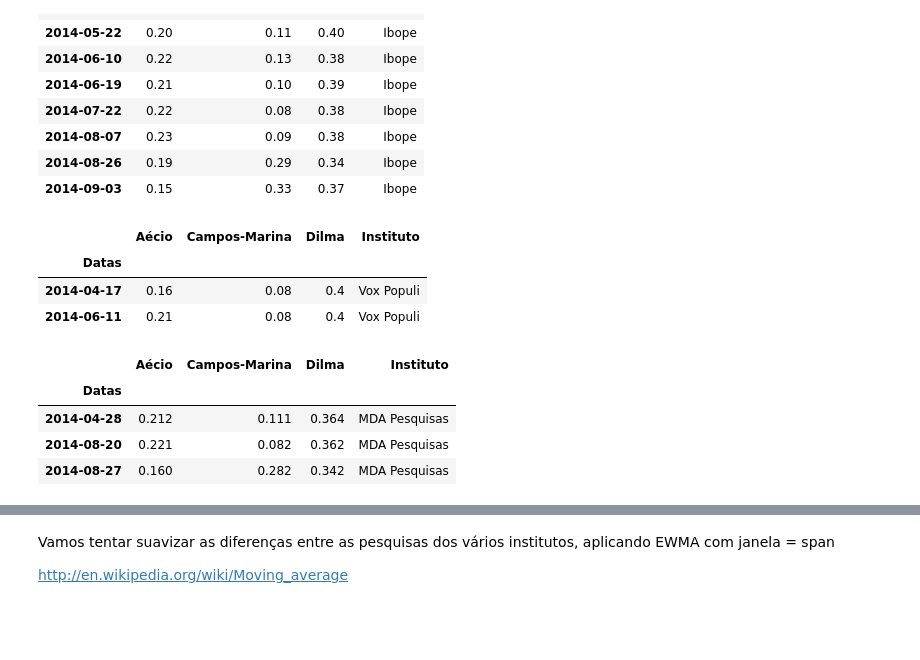
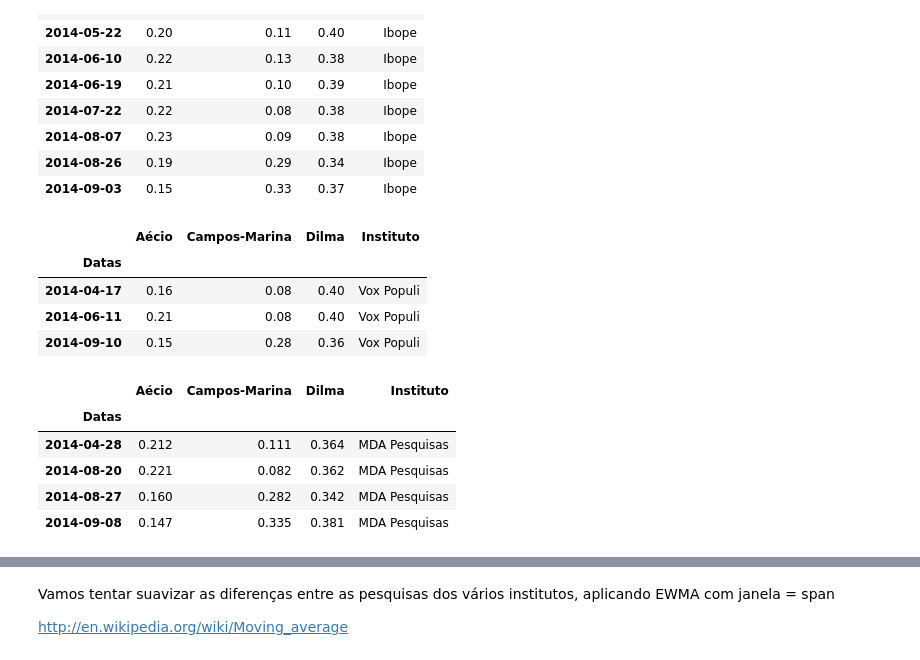
Before and after one commit to fccoelho/analisaMC, a Jupyter notebook: pesquisas_eleitorais.ipynb, the cells around one changed output, grey strips where cells are left out. Cells and saved outputs as stored; diff of their text form; code cells hidden in the pictures; blank space fills up the shorter version.

```diff
--- a/pesquisas_eleitorais.ipynb
+++ b/pesquisas_eleitorais.ipynb
@@ -62,29 +63,30 @@ df2
 | 2014-08-26 | 0.19 | 0.29 | 0.34 | Ibope |
 | 2014-09-03 | 0.15 | 0.33 | 0.37 | Ibope |
 # %%
-datas_voxpopuli = [dt.date(2014,4,17), dt.date(2014,6,11)]
+datas_voxpopuli = [dt.date(2014,4,17), dt.date(2014,6,11), dt.date(2014,9,10)]
 pesquisas_voxpopuli = pd.Series(datas_voxpopuli)
-dilma_vox = [0.40,0.40]
-campos_vox = [0.08,0.08]
-aecio_vox = [0.16,0.21]
+dilma_vox = [0.40,0.40,0.36]
+campos_vox = [0.08,0.08,0.28]
+aecio_vox = [0.16,0.21,0.15]
 df3 = pd.DataFrame({u'Dilma':dilma_vox, u'Campos-Marina':campos_vox, u'Aécio':aecio_vox}, index=pesquisas_voxpopuli)
-df3['Instituto'] = 'Vox Populi'
-df3.index.name = 'Datas'
+df3[u'Instituto'] = u'Vox Populi'
+df3.index.name = u'Datas'
 df3
 # %% [output]
 |  | Aécio | Campos-Marina | Dilma | Instituto |
 | Datas |  |  |  |  |
-| 2014-04-17 | 0.16 | 0.08 | 0.4 | Vox Populi |
-| 2014-06-11 | 0.21 | 0.08 | 0.4 | Vox Populi |
+| 2014-04-17 | 0.16 | 0.08 | 0.40 | Vox Populi |
+| 2014-06-11 | 0.21 | 0.08 | 0.40 | Vox Populi |
+| 2014-09-10 | 0.15 | 0.28 | 0.36 | Vox Populi |
 # %%
-datas_mda = [dt.date(2014,4,28), dt.date(2014,8,20), dt.date(2014,8,27)]
+datas_mda = [dt.date(2014,4,28), dt.date(2014,8,20), dt.date(2014,8,27), dt.date(2014,9,8)]
 pesquisas_mda = pd.Series(datas_mda)
-dilma_mda = [0.364,0.362,0.342]
-campos_mda = [0.111,0.082,0.282]
-aecio_mda = [0.212,0.221,0.160]
+dilma_mda = [0.364,0.362,0.342,0.381]
+campos_mda = [0.111,0.082,0.282,0.335]
+aecio_mda = [0.212,0.221,0.160,0.147]
 df4 = pd.DataFrame({u'Dilma':dilma_mda, u'Campos-Marina':campos_mda, u'Aécio':aecio_mda}, index=pesquisas_mda)
-df4['Instituto'] = 'MDA Pesquisas'
-df4.index.name = 'Datas'
+df4[u'Instituto'] = u'MDA Pesquisas'
+df4.index.name = u'Datas'
 df4
 # %% [output]
 |  | Aécio | Campos-Marina | Dilma | Instituto |
@@ -92,3 +94,4 @@ df4
 | 2014-04-28 | 0.212 | 0.111 | 0.364 | MDA Pesquisas |
 | 2014-08-20 | 0.221 | 0.082 | 0.362 | MDA Pesquisas |
 | 2014-08-27 | 0.160 | 0.282 | 0.342 | MDA Pesquisas |
+| 2014-09-08 | 0.147 | 0.335 | 0.381 | MDA Pesquisas |
```
Also changed, not shown: parts of 15 cells of this notebook.
